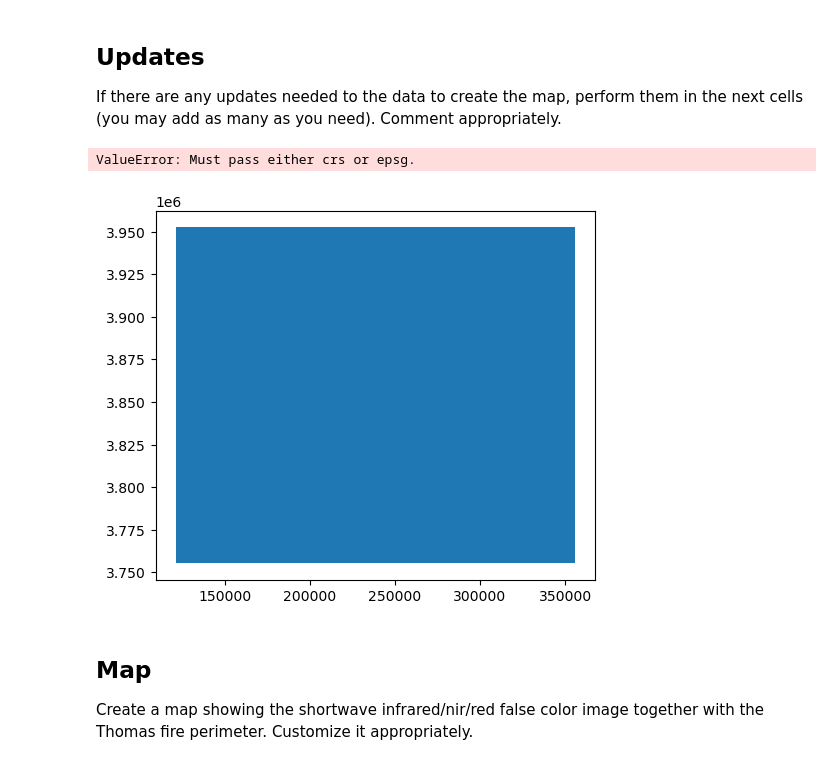
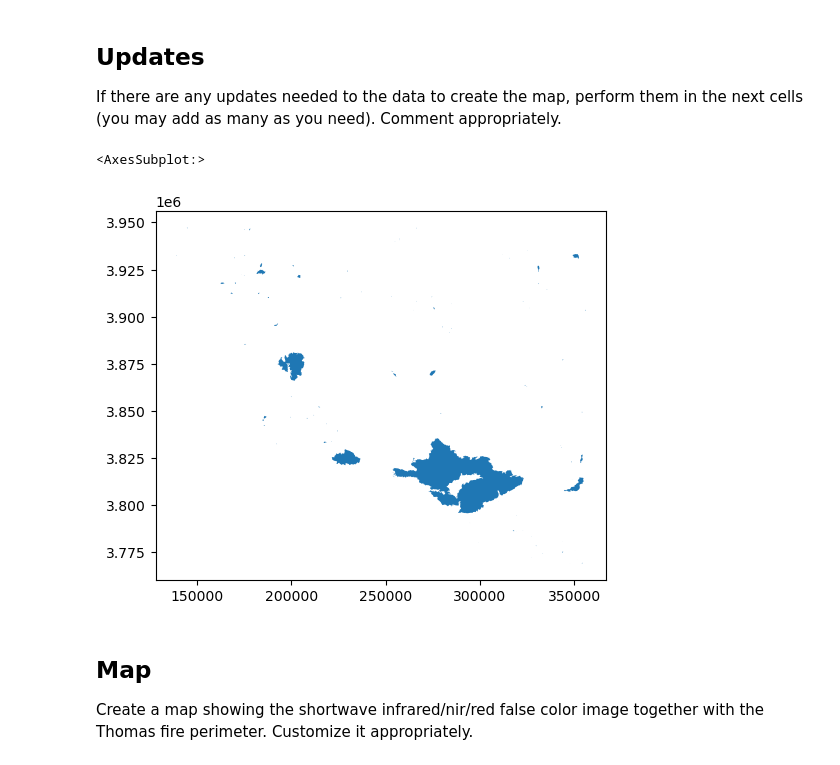
Before and after one commit to mwidas/eds220-hwk-4, a Jupyter notebook: hwk4-task2-false-color.ipynb, the cells around one changed output. Saved outputs shown, nothing was run; the diff lists cells and outputs as text; code cells hidden in the pictures.

```diff
--- a/hwk4-task2-false-color.ipynb
+++ b/hwk4-task2-false-color.ipynb
@@ -199,19 +193,23 @@ Comment appropriately.
 # %%
 # your code here
 landsat.rio.crs == cal_fire.crs
 
 cal_fire = cal_fire.to_crs(landsat.rio.crs)
 
 landsat.rio.crs == cal_fire.crs
 
 # create a GeoDataFrame with the landsat bounding box
-bbox = gpd.GeoDataFrame({"id":1,"geometry":[box(*landsat.rio.bounds())]})
+#bbox = gpd.GeoDataFrame({"id":1,"geometry":[box(*landsat.rio.bounds())]})
 
 # plot the landsat bounding box
-bbox.plot()
+#bbox.plot()
+
+cal_fires_thomas = gpd.clip(cal_fire, landsat.rio.bounds())
+
+cal_fires_thomas.plot()
 # %% [output]
-ValueError: Must pass either crs or epsg.
+<AxesSubplot:>
-[figure, old version]
+[figure, new version]
 # %% [markdown]
 ## Map
 
```
Also changed, not shown: parts of 2 cells of this notebook.
